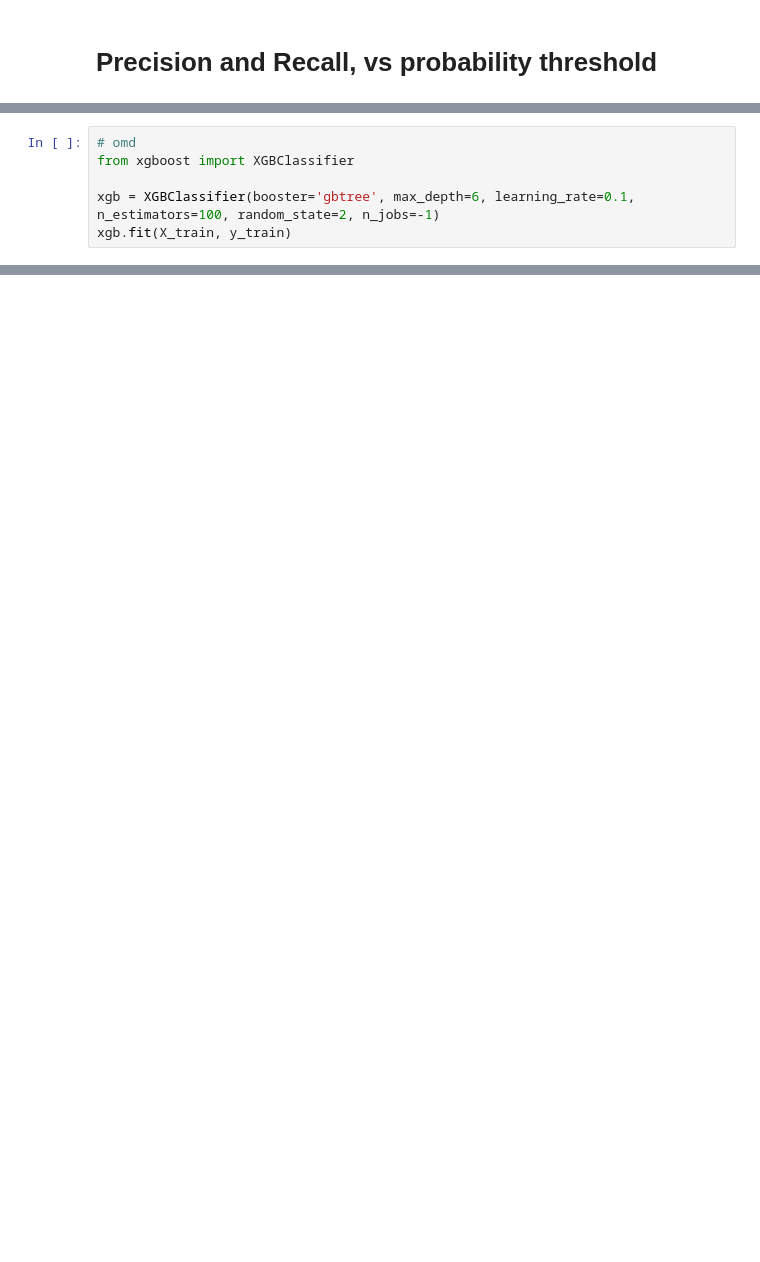
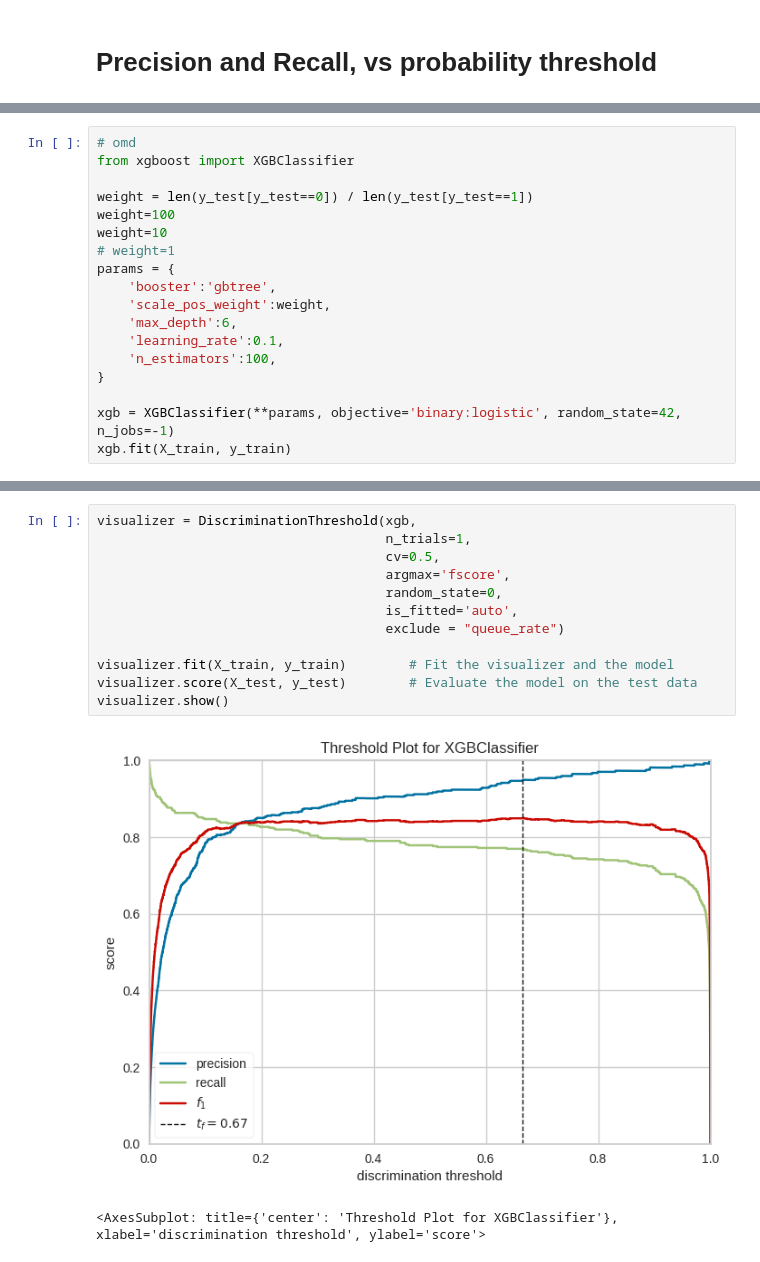
Before and after one commit to omdgit/machine-learning-imbalanced-data, a Jupyter notebook: Section-03-Metrics/03-02-Precision-Recall-F1.ipynb, the cells around one changed output, grey strips where cells are left out. Saved outputs shown, nothing was run; the diff lists cells and outputs as text; blank space fills up the shorter version.

Commit message:
some updates to 03-02-Precision=Recall-F1
added xgboost, confusion matrix with custom threshold

```diff
--- a/Section-03-Metrics/03-02-Precision-Recall-F1.ipynb
+++ b/Section-03-Metrics/03-02-Precision-Recall-F1.ipynb
@@ -215,5 +211,17 @@ visualizer.show()
 # omd
 from xgboost import XGBClassifier
 
-xgb = XGBClassifier(booster='gbtree', max_depth=6, learning_rate=0.1, n_estimators=100, random_state=2, n_jobs=-1)
+weight = len(y_test[y_test==0]) / len(y_test[y_test==1])
+weight=100
+weight=10
+# weight=1
+params = {
+    'booster':'gbtree',
+    'scale_pos_weight':weight,
+    'max_depth':6,
+    'learning_rate':0.1,
+    'n_estimators':100,
+}
+
+xgb = XGBClassifier(**params, objective='binary:logistic', random_state=42, n_jobs=-1)
 xgb.fit(X_train, y_train)
@@ -238,0 +276,15 @@ visualizer.show()
+# %%
+visualizer = DiscriminationThreshold(xgb,
+                                     n_trials=1,
+                                     cv=0.5,
+                                     argmax='fscore',
+                                     random_state=0,
+                                     is_fitted='auto',
+                                     exclude = "queue_rate")
+
+visualizer.fit(X_train, y_train)        # Fit the visualizer and the model
+visualizer.score(X_test, y_test)        # Evaluate the model on the test data
+visualizer.show()
+# %% [output]
+[figure, added]
+<AxesSubplot: title={'center': 'Threshold Plot for XGBClassifier'}, xlabel='discrimination threshold', ylabel='score'>
```
Also changed, not shown: parts of 16 cells of this notebook, 1 other file.
